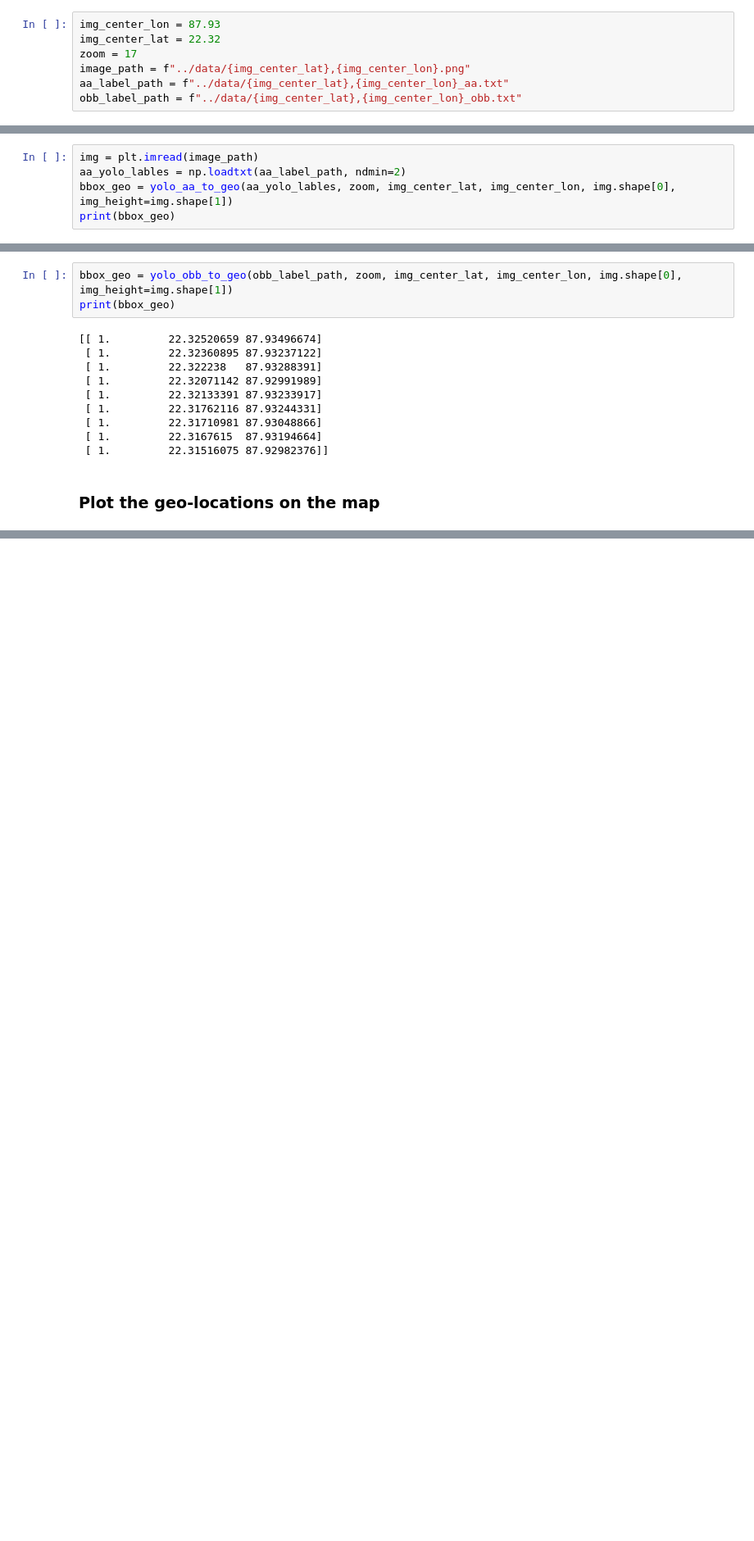
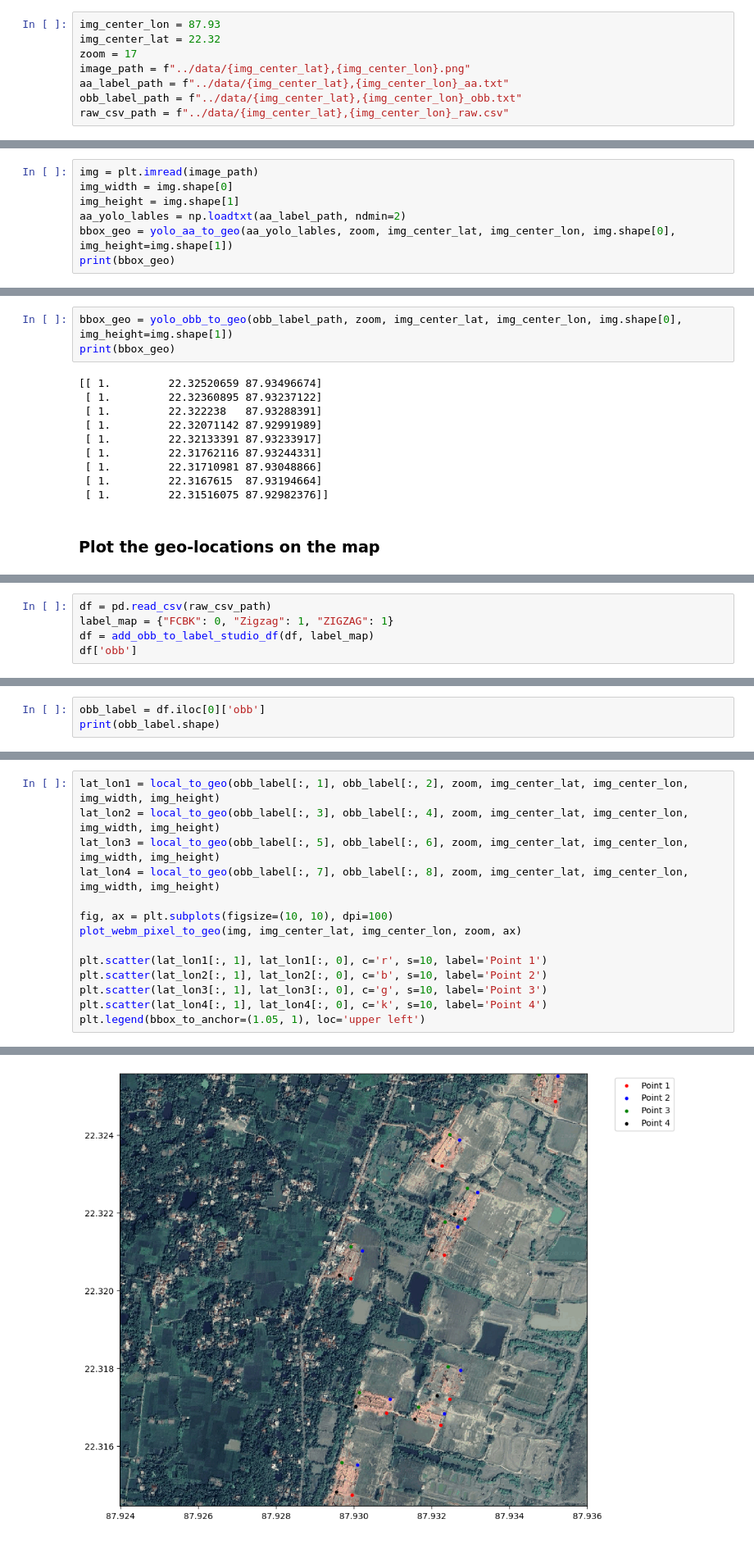
Before and after one commit to patel-zeel/garuda, a Jupyter notebook: examples/object_detection.ipynb, the cells around one changed output, grey strips where cells are left out. Shown at 82% size. Saved outputs shown, nothing was run; the diff lists cells and outputs as text; blank space fills up the shorter version.

Commit message:
add label_studio_to_obb functionality

```diff
--- a/examples/object_detection.ipynb
+++ b/examples/object_detection.ipynb
@@ -14,10 +15,13 @@ zoom = 17
 image_path = f"../data/{img_center_lat},{img_center_lon}.png"
 aa_label_path = f"../data/{img_center_lat},{img_center_lon}_aa.txt"
 obb_label_path = f"../data/{img_center_lat},{img_center_lon}_obb.txt"
+raw_csv_path = f"../data/{img_center_lat},{img_center_lon}_raw.csv"
 # %% [markdown]
 ### Get the geo-locations of the objects from yolo predictions
 # %%
 img = plt.imread(image_path)
+img_width = img.shape[0]
+img_height = img.shape[1]
 aa_yolo_lables = np.loadtxt(aa_label_path, ndmin=2)
 bbox_geo = yolo_aa_to_geo(aa_yolo_lables, zoom, img_center_lat, img_center_lon, img.shape[0], img_height=img.shape[1])
 print(bbox_geo)
@@ -88,0 +95,5 @@ plt.scatter(lons, lats, c='r', s=10)
+# %%
+df = pd.read_csv(raw_csv_path)
+label_map = {"FCBK": 0, "Zigzag": 1, "ZIGZAG": 1}
+df = add_obb_to_label_studio_df(df, label_map)
+df['obb']
@@ -88,0 +103,3 @@ plt.scatter(lons, lats, c='r', s=10)
+# %%
+obb_label = df.iloc[0]['obb']
+print(obb_label.shape)
@@ -88,0 +108,15 @@ plt.scatter(lons, lats, c='r', s=10)
+# %%
+lat_lon1 = local_to_geo(obb_label[:, 1], obb_label[:, 2], zoom, img_center_lat, img_center_lon, img_width, img_height)
+lat_lon2 = local_to_geo(obb_label[:, 3], obb_label[:, 4], zoom, img_center_lat, img_center_lon, img_width, img_height)
+lat_lon3 = local_to_geo(obb_label[:, 5], obb_label[:, 6], zoom, img_center_lat, img_center_lon, img_width, img_height)
+lat_lon4 = local_to_geo(obb_label[:, 7], obb_label[:, 8], zoom, img_center_lat, img_center_lon, img_width, img_height)
+
+fig, ax = plt.subplots(figsize=(10, 10), dpi=100)
+plot_webm_pixel_to_geo(img, img_center_lat, img_center_lon, zoom, ax)
+
+plt.scatter(lat_lon1[:, 1], lat_lon1[:, 0], c='r', s=10, label='Point 1')
+plt.scatter(lat_lon2[:, 1], lat_lon2[:, 0], c='b', s=10, label='Point 2')
+plt.scatter(lat_lon3[:, 1], lat_lon3[:, 0], c='g', s=10, label='Point 3')
+plt.scatter(lat_lon4[:, 1], lat_lon4[:, 0], c='k', s=10, label='Point 4')
+plt.legend(bbox_to_anchor=(1.05, 1), loc='upper left')
+# %% [output]
@@ -88,0 +124 @@ plt.scatter(lons, lats, c='r', s=10)
+[figure, added]
```
Also changed, not shown: parts of 6 cells of this notebook, 5 other files.
